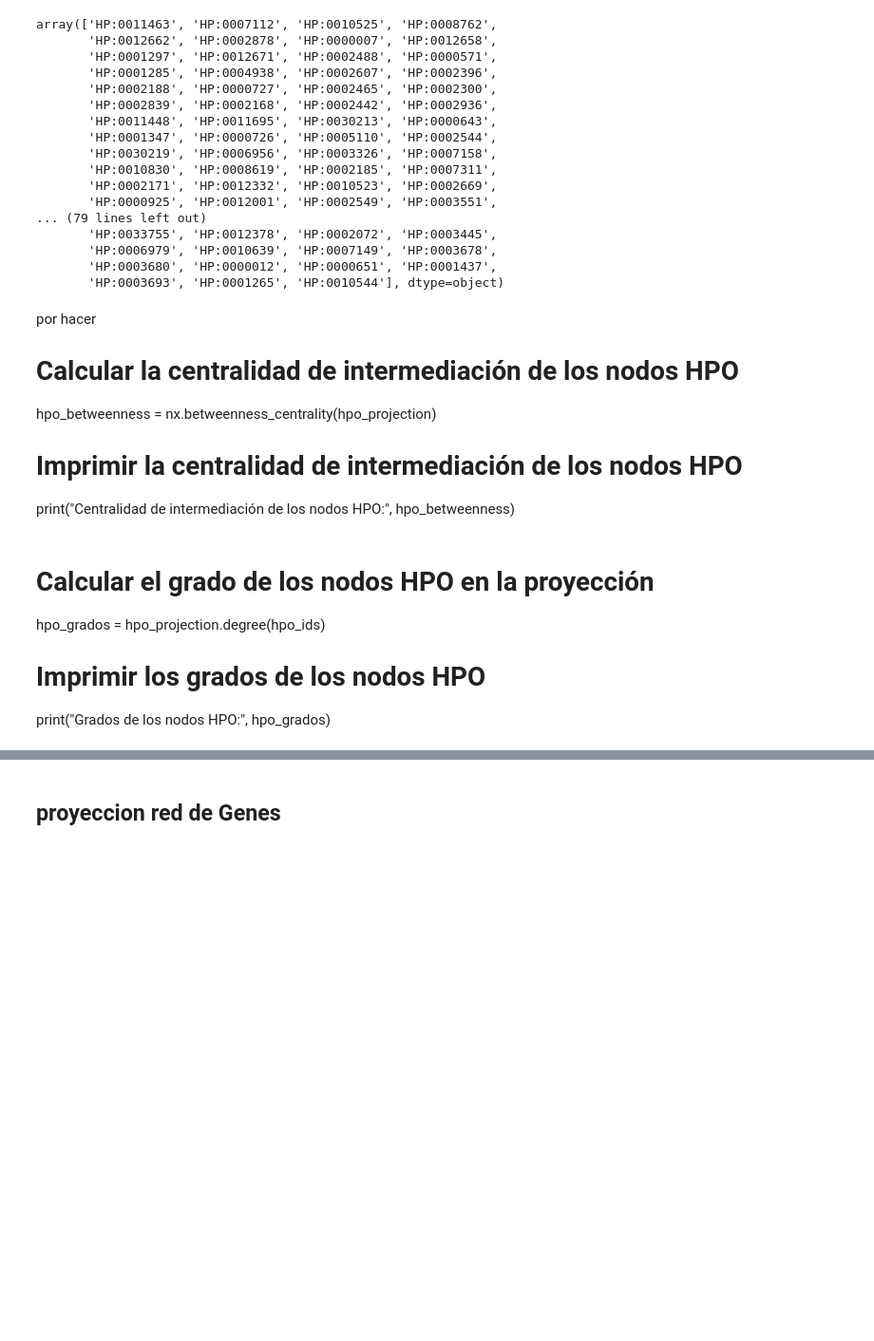
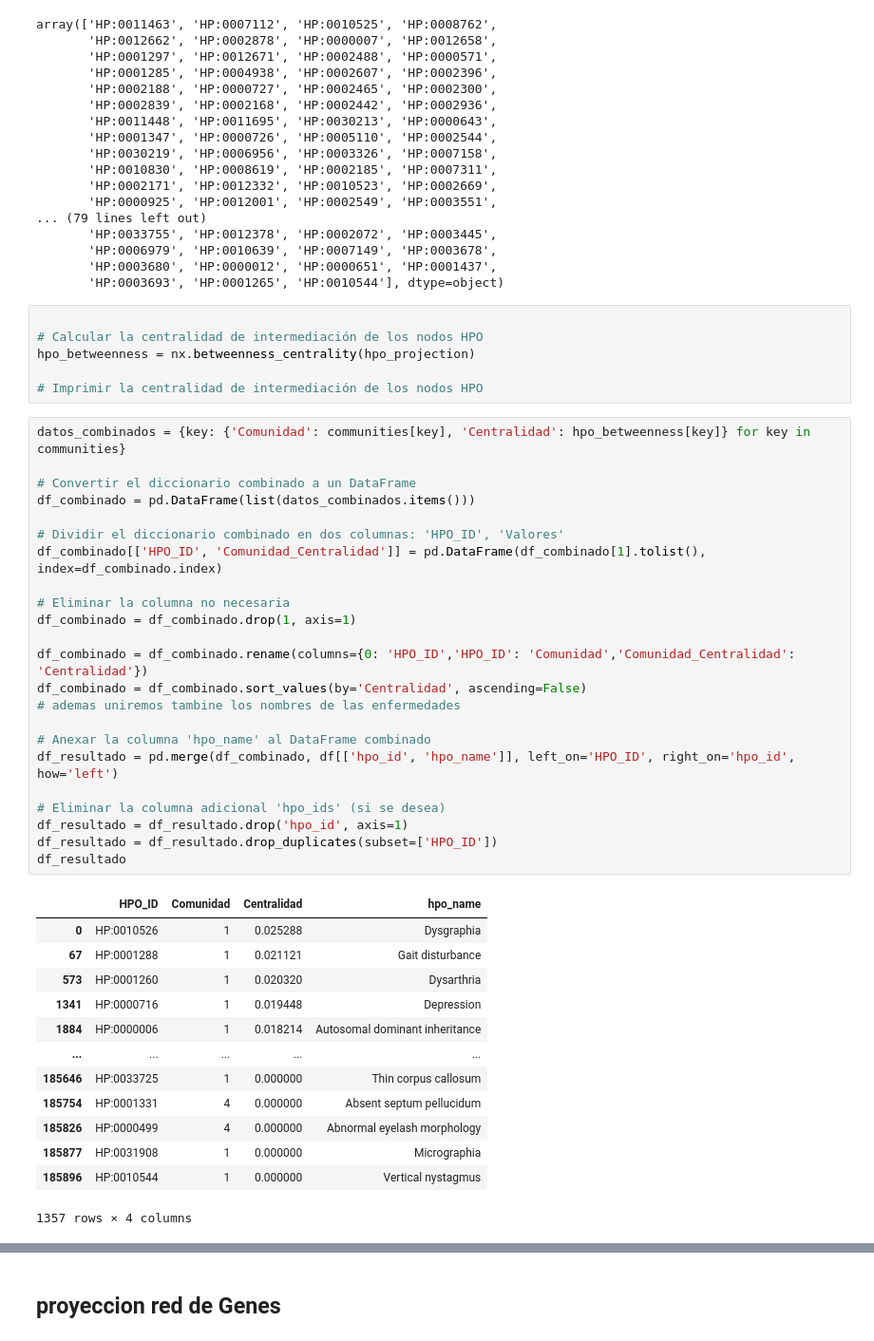
Before and after one commit to nmartinser/HPO_Dysgraphia, a Jupyter notebook: code/grafoGenes_asociado_hpo_dys.ipynb, the cells around one changed output, grey strips where cells are left out. Shown: that part at 95% size. Drawn from its saved outputs; the diff is of its cells as text; blank space fills up the shorter version.

Commit message:
Update análisis grafo reducido
después de sacar las comunidades, se ha analizado la centralidad de cada hpo e introducido todo un dataframe

```diff
--- a/code/grafoGenes_asociado_hpo_dys.ipynb
+++ b/code/grafoGenes_asociado_hpo_dys.ipynb
@@ -142,16 +151,46 @@ array(['HP:0011463', 'HP:0007112', 'HP:0010525', 'HP:0008762',
        'HP:0006979', 'HP:0010639', 'HP:0007149', 'HP:0003678',
        'HP:0003680', 'HP:0000012', 'HP:0000651', 'HP:0001437',
        'HP:0003693', 'HP:0001265', 'HP:0010544'], dtype=object)
-# %% [markdown]
-por hacer
-# Calcular la centralidad de intermediación de los nodos HPO
-hpo_betweenness = nx.betweenness_centrality(hpo_projection)
-
-# Imprimir la centralidad de intermediación de los nodos HPO
-print("Centralidad de intermediación de los nodos HPO:", hpo_betweenness)
-# %% [markdown]
-# Calcular el grado de los nodos HPO en la proyección
-hpo_grados = hpo_projection.degree(hpo_ids)
-
-# Imprimir los grados de los nodos HPO
-print("Grados de los nodos HPO:", hpo_grados)
+# %%
+
+# Calcular la centralidad de intermediación de los nodos HPO
+hpo_betweenness = nx.betweenness_centrality(hpo_projection)
+
+# Imprimir la centralidad de intermediación de los nodos HPO
+# %%
+datos_combinados = {key: {'Comunidad': communities[key], 'Centralidad': hpo_betweenness[key]} for key in communities}
+
+# Convertir el diccionario combinado a un DataFrame
+df_combinado = pd.DataFrame(list(datos_combinados.items()))
+
+# Dividir el diccionario combinado en dos columnas: 'HPO_ID', 'Valores'
+df_combinado[['HPO_ID', 'Comunidad_Centralidad']] = pd.DataFrame(df_combinado[1].tolist(), index=df_combinado.index)
+
+# Eliminar la columna no necesaria
+df_combinado = df_combinado.drop(1, axis=1)
+
+df_combinado = df_combinado.rename(columns={0: 'HPO_ID','HPO_ID': 'Comunidad','Comunidad_Centralidad': 'Centralidad'})
+df_combinado = df_combinado.sort_values(by='Centralidad', ascending=False)
+# ademas uniremos tambine los nombres de las enfermedades
+
+# Anexar la columna 'hpo_name' al DataFrame combinado
+df_resultado = pd.merge(df_combinado, df[['hpo_id', 'hpo_name']], left_on='HPO_ID', right_on='hpo_id', how='left')
+
+# Eliminar la columna adicional 'hpo_ids' (si se desea)
+df_resultado = df_resultado.drop('hpo_id', axis=1)
+df_resultado = df_resultado.drop_duplicates(subset=['HPO_ID'])
+df_resultado
+# %% [output]
+|  | HPO_ID | Comunidad | Centralidad | hpo_name |
+| 0 | HP:0010526 | 1 | 0.025288 | Dysgraphia |
+| 67 | HP:0001288 | 1 | 0.021121 | Gait disturbance |
+| 573 | HP:0001260 | 1 | 0.020320 | Dysarthria |
+| 1341 | HP:0000716 | 1 | 0.019448 | Depression |
+| 1884 | HP:0000006 | 1 | 0.018214 | Autosomal dominant inheritance |
+| ... | ... | ... | ... | ... |
+| 185646 | HP:0033725 | 1 | 0.000000 | Thin corpus callosum |
+| 185754 | HP:0001331 | 4 | 0.000000 | Absent septum pellucidum |
+| 185826 | HP:0000499 | 4 | 0.000000 | Abnormal eyelash morphology |
+| 185877 | HP:0031908 | 1 | 0.000000 | Micrographia |
+| 185896 | HP:0010544 | 1 | 0.000000 | Vertical nystagmus |
+1357 rows × 4 columns
```
Also changed, not shown: parts of 4 cells of this notebook.
